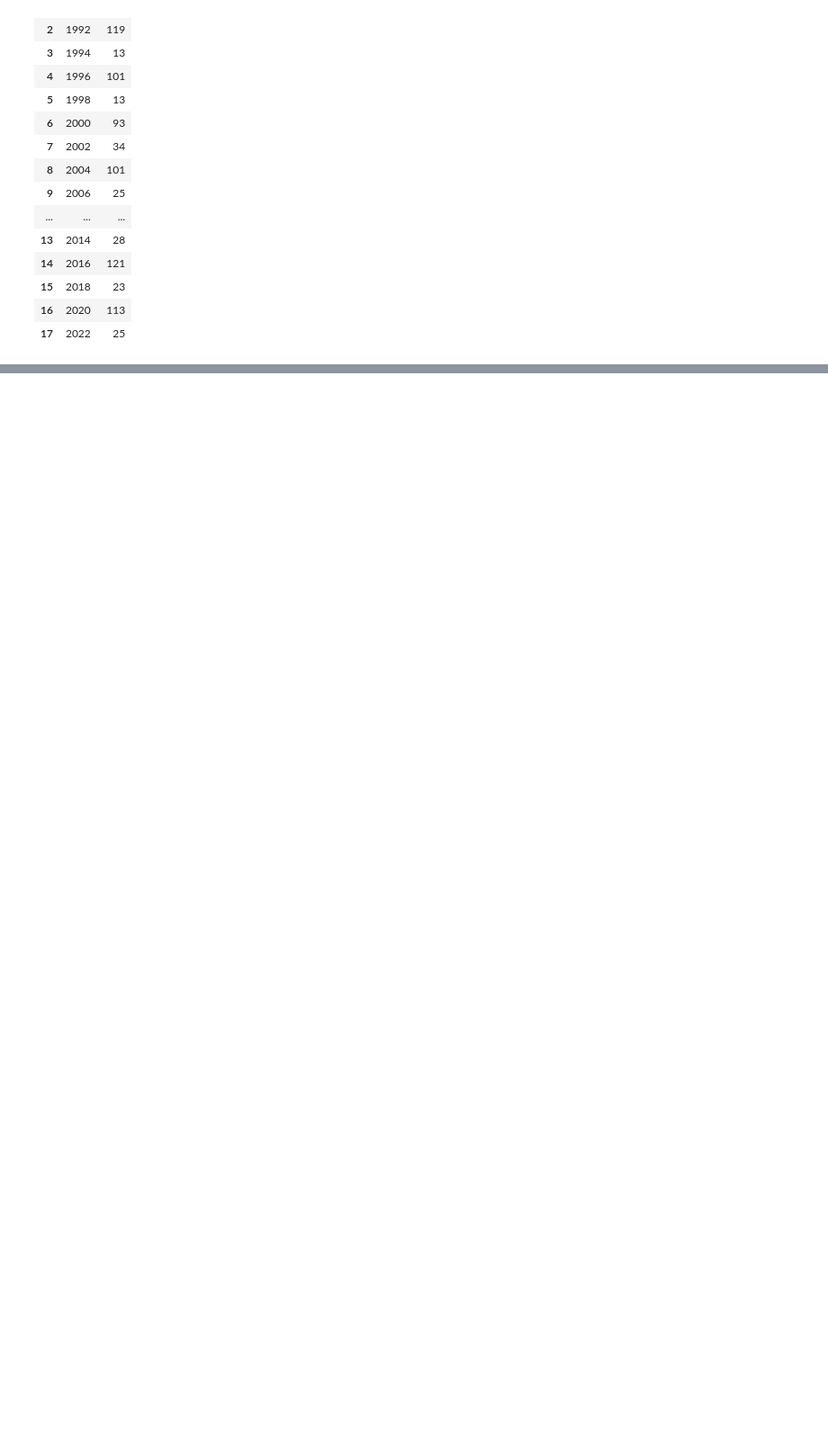
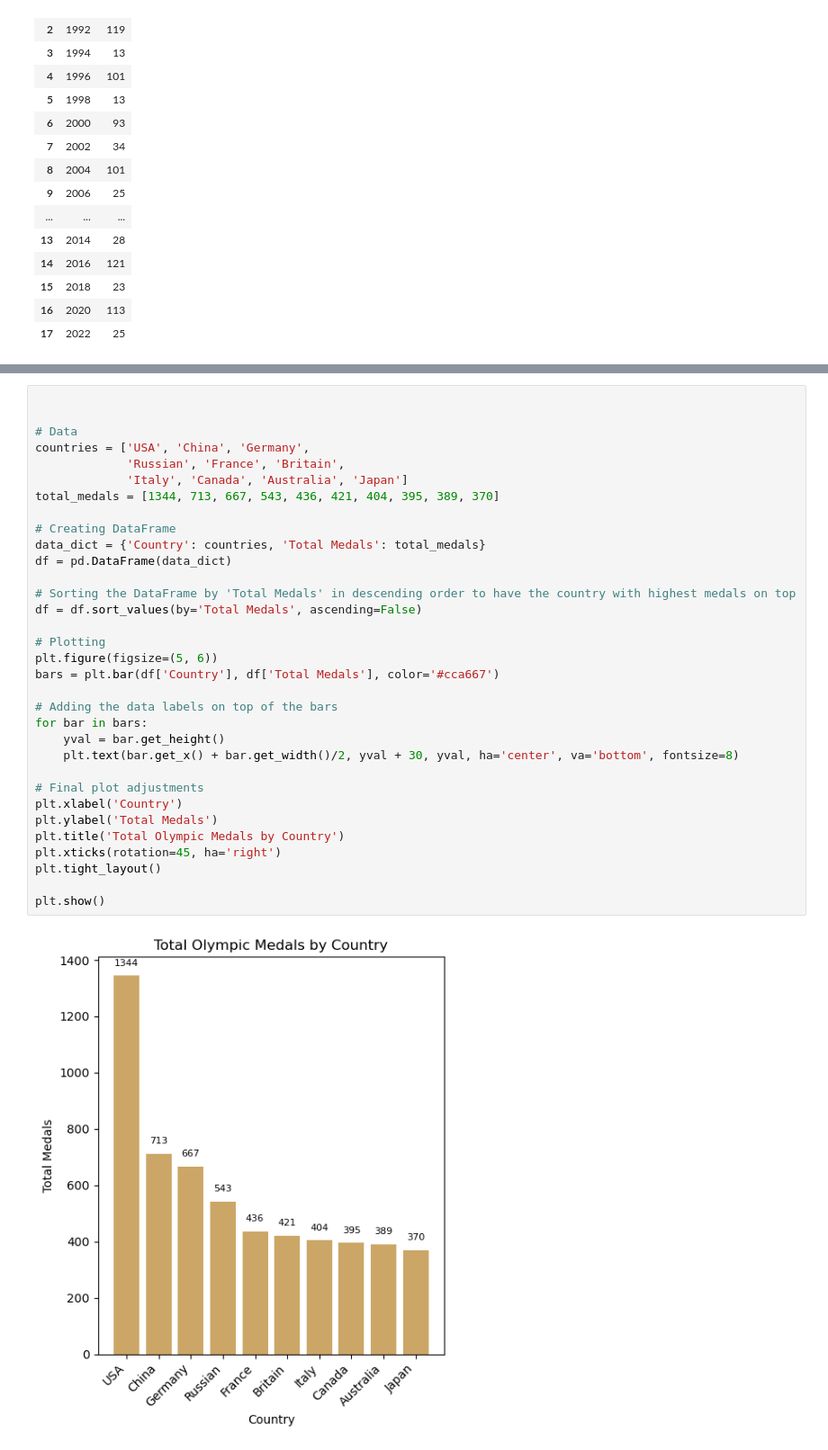
Before and after one commit to Mailysjaffret/Project1---Ironhack, a Jupyter notebook: notebooks/Amir/Hostinfo.ipynb, the cells around one changed output, grey strips where cells are left out. Shown at 90% size. Saved outputs shown, nothing was run; the diff lists cells and outputs as text; blank space fills up the shorter version.

```diff
--- a/notebooks/Amir/Hostinfo.ipynb
+++ b/notebooks/Amir/Hostinfo.ipynb
@@ -344,0 +552,35 @@ host_info
+# %%
+
+
+# Data
+countries = ['USA', 'China', 'Germany',
+             'Russian', 'France', 'Britain',
+             'Italy', 'Canada', 'Australia', 'Japan']
+total_medals = [1344, 713, 667, 543, 436, 421, 404, 395, 389, 370]
+
+# Creating DataFrame
+data_dict = {'Country': countries, 'Total Medals': total_medals}
+df = pd.DataFrame(data_dict)
+
+# Sorting the DataFrame by 'Total Medals' in descending order to have the country with highest medals on top
+df = df.sort_values(by='Total Medals', ascending=False)
+
+# Plotting
+plt.figure(figsize=(5, 6))
+bars = plt.bar(df['Country'], df['Total Medals'], color='#cca667')
+
+# Adding the data labels on top of the bars
+for bar in bars:
+    yval = bar.get_height()
+    plt.text(bar.get_x() + bar.get_width()/2, yval + 30, yval, ha='center', va='bottom', fontsize=8)
+
+# Final plot adjustments
+plt.xlabel('Country')
+plt.ylabel('Total Medals')
+plt.title('Total Olympic Medals by Country')
+plt.xticks(rotation=45, ha='right')
+plt.tight_layout()
+
+plt.show()
+# %% [output]
+[figure, added]
```
Also changed, not shown: parts of 34 cells of this notebook.
